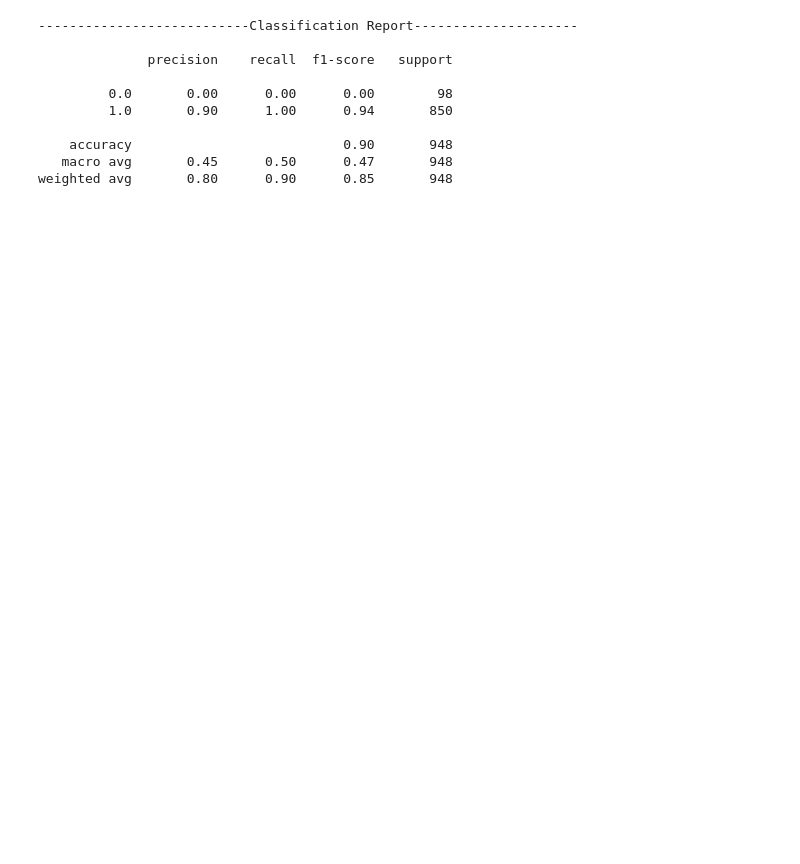
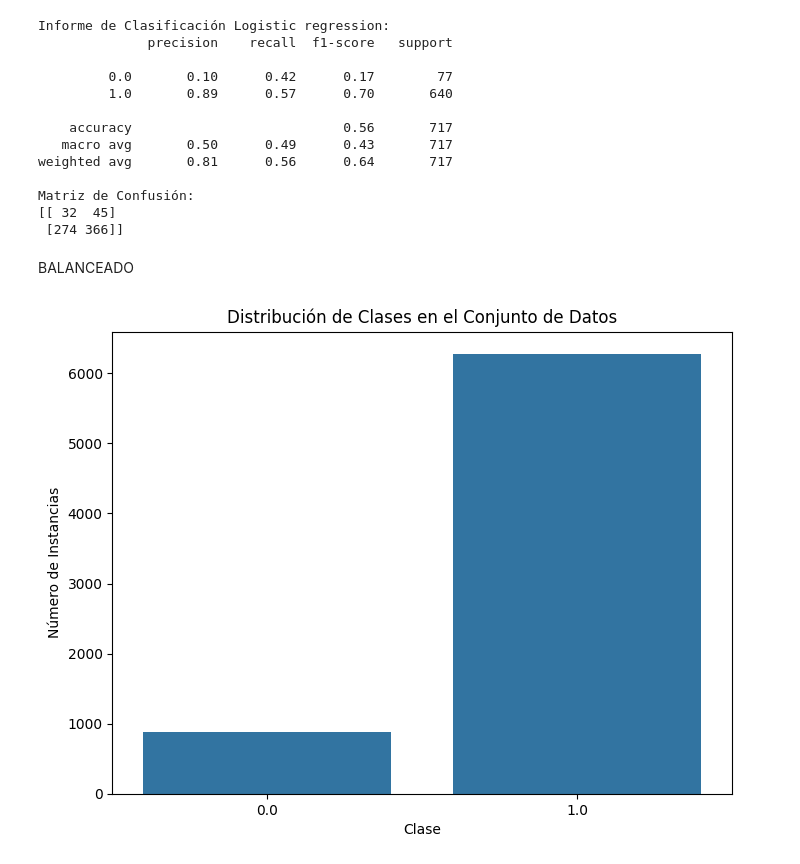
Before and after one commit to MrGG14/cancer_mama, a Jupyter notebook: code/Models.ipynb, the cells around one changed output. Saved outputs shown, nothing was run; the diff lists cells and outputs as text; code cells hidden in the pictures; blank space fills up the shorter version.

```diff
--- a/code/Models.ipynb
+++ b/code/Models.ipynb
@@ -115,10 +192,9 @@ MODELO PREDICCIÓN RECAIDA
 # %%
 # Importar las bibliotecas necesarias
 from sklearn.model_selection import train_test_split
-from sklearn.naive_bayes import GaussianNB
-from sklearn.metrics import confusion_matrix
+from imblearn.ensemble import BalancedBaggingClassifier
 import pandas as pd
-from sklearn.metrics import accuracy_score, precision_score, recall_score, f1_score
+from sklearn.metrics import classification_report
 
 # Cargar el dataset
 # Asumiendo que tumor_patients_recaida es tu DataFrame
@@ -132,23 +208,54 @@ X_test, X_val, y_test, y_val = train_test_split(X_temp, y_temp, test_size=0.5, r
 
 
 
-modelo_naive_bayes = GaussianNB()
-modelo_naive_bayes.fit(X_train, y_train)
+bbc = BalancedBaggingClassifier(base_estimator=DecisionTreeClassifier(),
+                                sampling_strategy='auto',
+                                replacement=False,
+                                random_state=0)
+
+#Train the classifier.
+bbc.fit(X_train, y_train)
+
 
 # Evaluar el modelo en el conjunto de validación
-y_pred = modelo_naive_bayes.predict(X_test)
+y_pred = bbc.predict(X_test)
 
 
-print('---------------------------Classification Report---------------------\n')
-print(classification_report(y_test, y_pred))
+# Imprimir el informe de clasificación
+informe_clasificacion = classification_report(y_test, y_pred)
+print("Informe de Clasificación Logistic regression:")
+print(informe_clasificacion)
+
+
+matriz_confusion = confusion_matrix(y_test, y_pred)
+print("Matriz de Confusión:")
+print(matriz_confusion)
 # %% [output]
----------------------------Classification Report---------------------
-
+Informe de Clasificación Logistic regression:
               precision    recall  f1-score   support
 
-         0.0       0.00      0.00      0.00        98
-         1.0       0.90      1.00      0.94       850
+         0.0       0.10      0.42      0.17        77
+         1.0       0.89      0.57      0.70       640
 
-    accuracy                           0.90       948
-   macro avg       0.45      0.50      0.47       948
-weighted avg       0.80      0.90      0.85       948
+    accuracy                           0.56       717
+   macro avg       0.50      0.49      0.43       717
+weighted avg       0.81      0.56      0.64       717
+
+Matriz de Confusión:
+[[ 32  45]
+ [274 366]]
+# %% [markdown]
+BALANCEADO
+# %%
+import matplotlib.pyplot as plt
+import seaborn as sns
+
+# Visualizar la distribución de clases en el conjunto de datos
+plt.figure(figsize=(8, 6))
+sns.countplot(x='recaida', data=tumor_patients_recaida)
+plt.title('Distribución de Clases en el Conjunto de Datos')
+plt.xlabel('Clase')
+plt.ylabel('Número de Instancias')
+plt.show()
+# %% [output]
+[figure, added]
```
Also changed, not shown: parts of 18 cells of this notebook, 1 other file.
